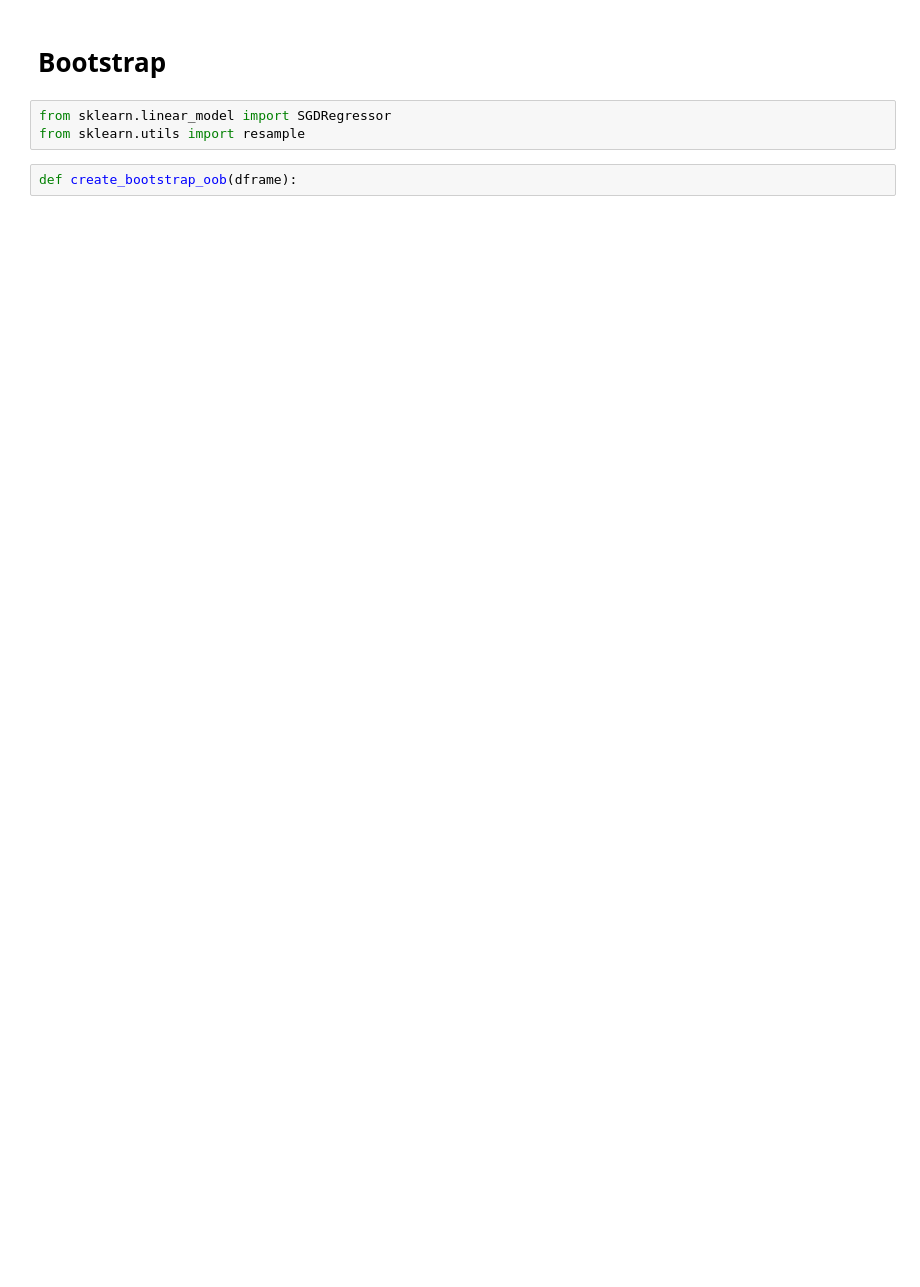
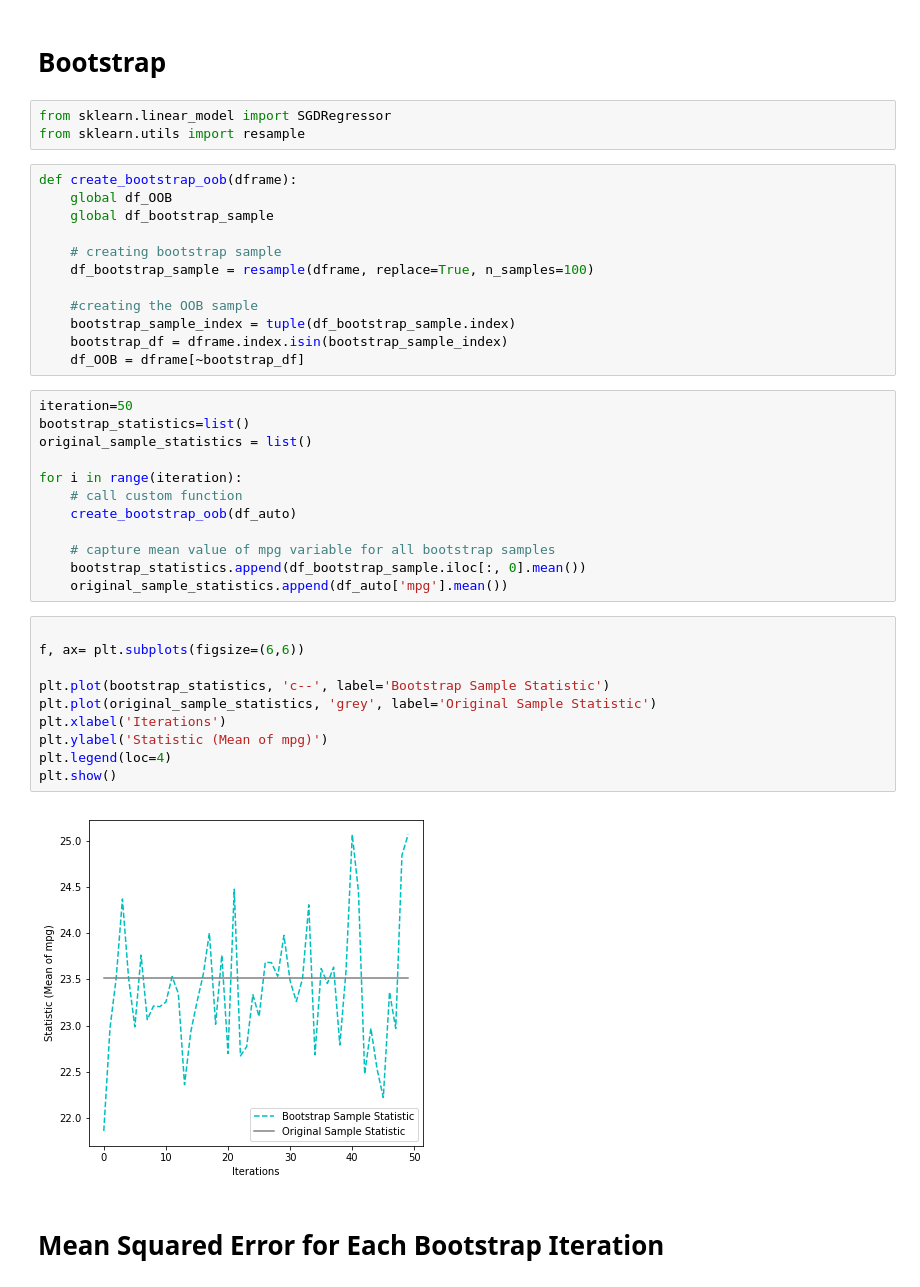
Before and after one commit to thunderock/kaggle, a Jupyter notebook: learning/code/Resampling.ipynb, the cells around one changed output. Drawn from its saved outputs; the diff is of its cells as text; blank space fills up the shorter version.

```diff
--- a/learning/code/Resampling.ipynb
+++ b/learning/code/Resampling.ipynb
@@ -249,5 +249,41 @@ Text(0, 0.5, 'Predicted mpg')
 # %%
 from sklearn.linear_model import SGDRegressor
 from sklearn.utils import resample
-# %%
-def create_bootstrap_oob(dframe):
+# %%
+def create_bootstrap_oob(dframe):
+    global df_OOB
+    global df_bootstrap_sample
+
+    # creating bootstrap sample
+    df_bootstrap_sample = resample(dframe, replace=True, n_samples=100)
+
+    #creating the OOB sample
+    bootstrap_sample_index = tuple(df_bootstrap_sample.index)
+    bootstrap_df = dframe.index.isin(bootstrap_sample_index)
+    df_OOB = dframe[~bootstrap_df]
+# %%
+iteration=50
+bootstrap_statistics=list()
+original_sample_statistics = list()
+
+for i in range(iteration):
+    # call custom function
+    create_bootstrap_oob(df_auto)
+
+    # capture mean value of mpg variable for all bootstrap samples
+    bootstrap_statistics.append(df_bootstrap_sample.iloc[:, 0].mean())
+    original_sample_statistics.append(df_auto['mpg'].mean())
+# %%
+
+f, ax= plt.subplots(figsize=(6,6))
+
+plt.plot(bootstrap_statistics, 'c--', label='Bootstrap Sample Statistic')
+plt.plot(original_sample_statistics, 'grey', label='Original Sample Statistic')
+plt.xlabel('Iterations')
+plt.ylabel('Statistic (Mean of mpg)')
+plt.legend(loc=4)
+plt.show()
+# %% [output]
+[figure, added]
+# %% [markdown]
+# Mean Squared Error for Each Bootstrap Iteration
```
Also changed, not shown: parts of 8 cells of this notebook.
